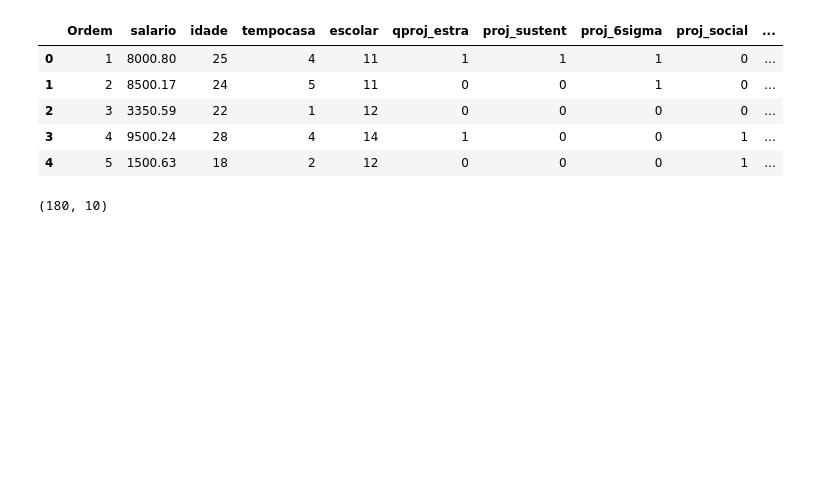
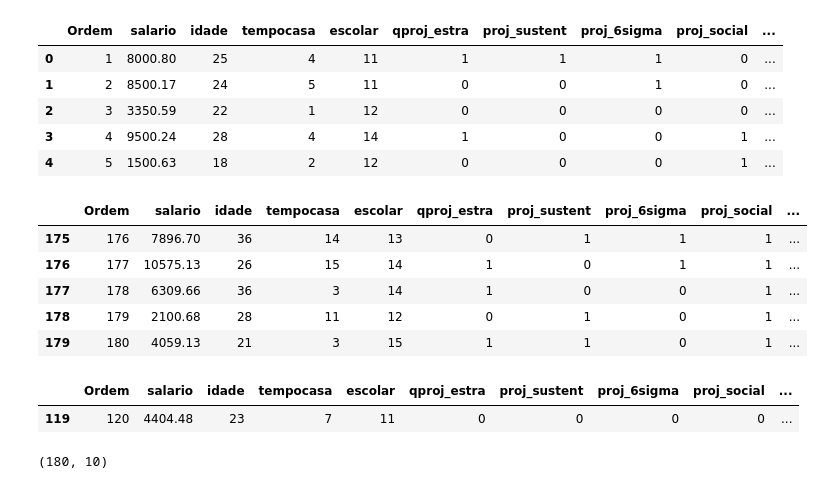
Before and after one commit to ghedin-alison/conceitos_ia, a Jupyter notebook: trabalho/analise_salario.ipynb, the cells around one changed output. Drawn from its saved outputs; the diff is of its cells as text; code cells hidden in the pictures; blank space fills up the shorter version.

Commit message:
analise de salario finalizada

```diff
--- a/trabalho/analise_salario.ipynb
+++ b/trabalho/analise_salario.ipynb
@@ -14,6 +14,22 @@ salarios.head()
 | 2 | 3 | 3350.59 | 22 | 1 | 12 | 0 | 0 | 0 | 0 | ... |
 | 3 | 4 | 9500.24 | 28 | 4 | 14 | 1 | 0 | 0 | 1 | ... |
 | 4 | 5 | 1500.63 | 18 | 2 | 12 | 0 | 0 | 0 | 1 | ... |
+# %%
+salarios.tail()
+# %% [output]
+|  | Ordem | salario | idade | tempocasa | escolar | qproj_estra | proj_sustent | proj_6sigma | proj_social | ... |
+| 175 | 176 | 7896.70 | 36 | 14 | 13 | 0 | 1 | 1 | 1 | ... |
+| 176 | 177 | 10575.13 | 26 | 15 | 14 | 1 | 0 | 1 | 1 | ... |
+| 177 | 178 | 6309.66 | 36 | 3 | 14 | 1 | 0 | 0 | 1 | ... |
+| 178 | 179 | 2100.68 | 28 | 11 | 12 | 0 | 1 | 0 | 1 | ... |
+| 179 | 180 | 4059.13 | 21 | 3 | 15 | 1 | 1 | 0 | 1 | ... |
+# %%
+#salarios.loc[salarios["Ordem"][179]]
+
+salarios.loc[salarios["Ordem"]==120]
+# %% [output]
+|  | Ordem | salario | idade | tempocasa | escolar | qproj_estra | proj_sustent | proj_6sigma | proj_social | ... |
+| 119 | 120 | 4404.48 | 23 | 7 | 11 | 0 | 0 | 0 | 0 | ... |
 # %%
 salarios.shape
 # %% [output]
```
Also changed, not shown: parts of 19 cells of this notebook, 1 other file.
